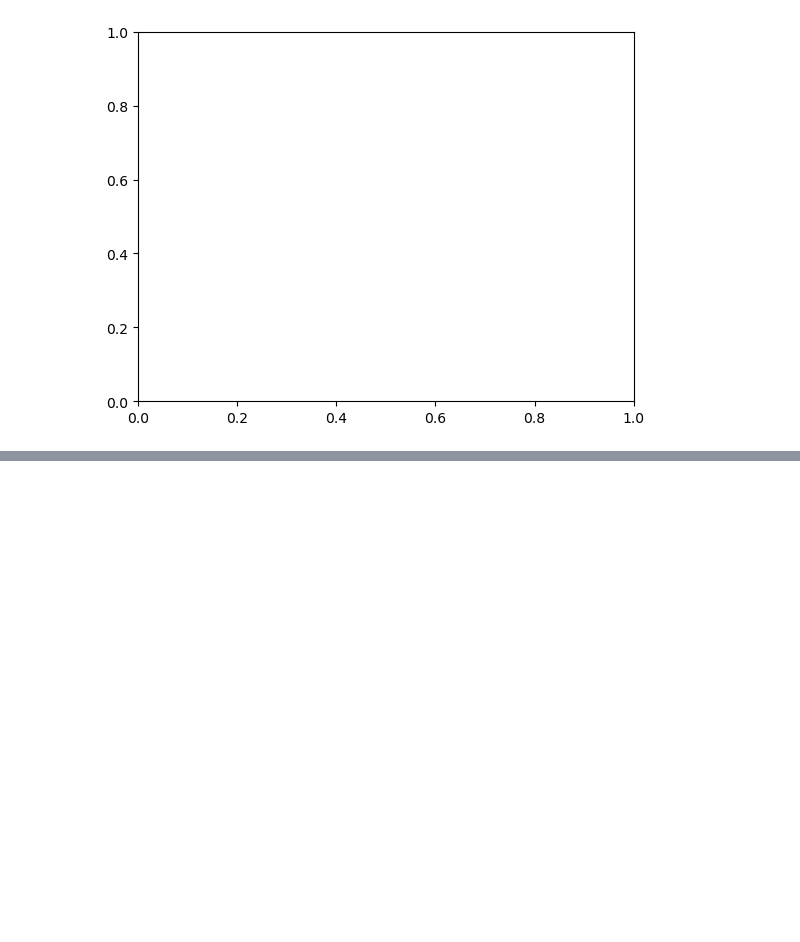
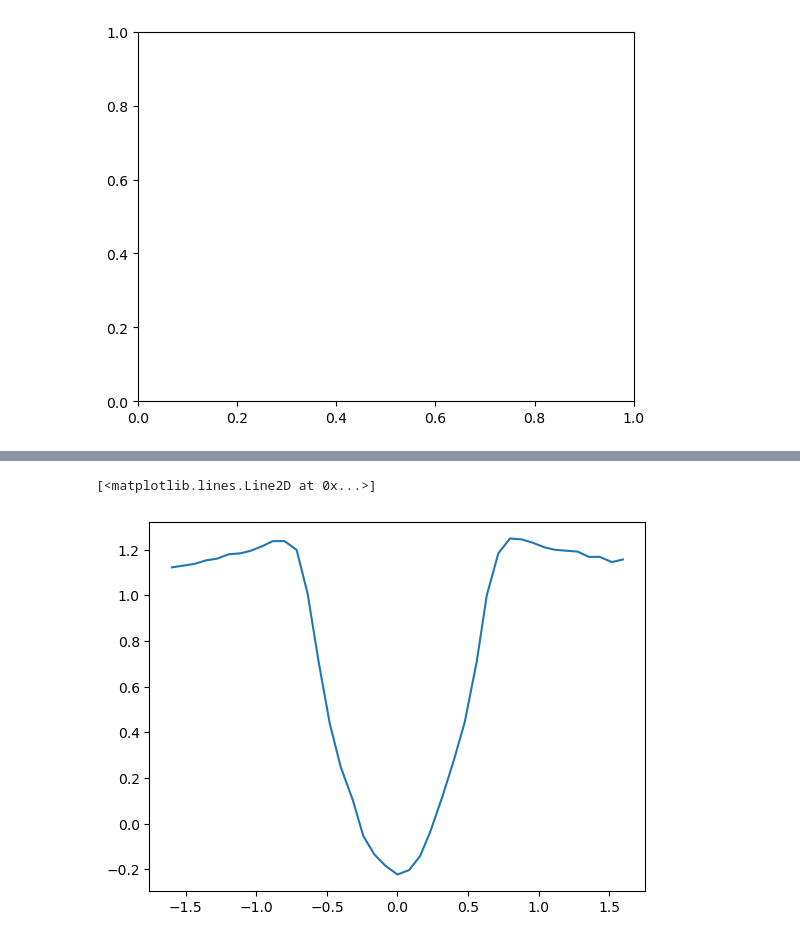
Before and after one commit to MaxBille/lettuce, a Jupyter notebook: myTest/cylinder3D_development_v2.ipynb, the cells around one changed output, grey strips where cells are left out. Saved outputs shown, nothing was run; the diff lists cells and outputs as text; code cells hidden in the pictures; blank space fills up the shorter version.

```diff
--- a/myTest/cylinder3D_development_v2.ipynb
+++ b/myTest/cylinder3D_development_v2.ipynb
@@ -536,0 +495,6 @@ if output_velocity_profile:
+# %%
+p1_LS1993 = np.genfromtxt('/home/mbille/lettuce/myTest/DiIlio_Fig09_data/Fig09_ux_profile_pos1_LS1993.csv', delimiter=';')
+plt.plot(p1_LS1993[:,0], p1_LS1993[:,1])
+# %% [output]
+[<matplotlib.lines.Line2D at 0x...>]
+[figure, added]
```
Also changed, not shown: parts of 24 cells of this notebook, 12 other files.
